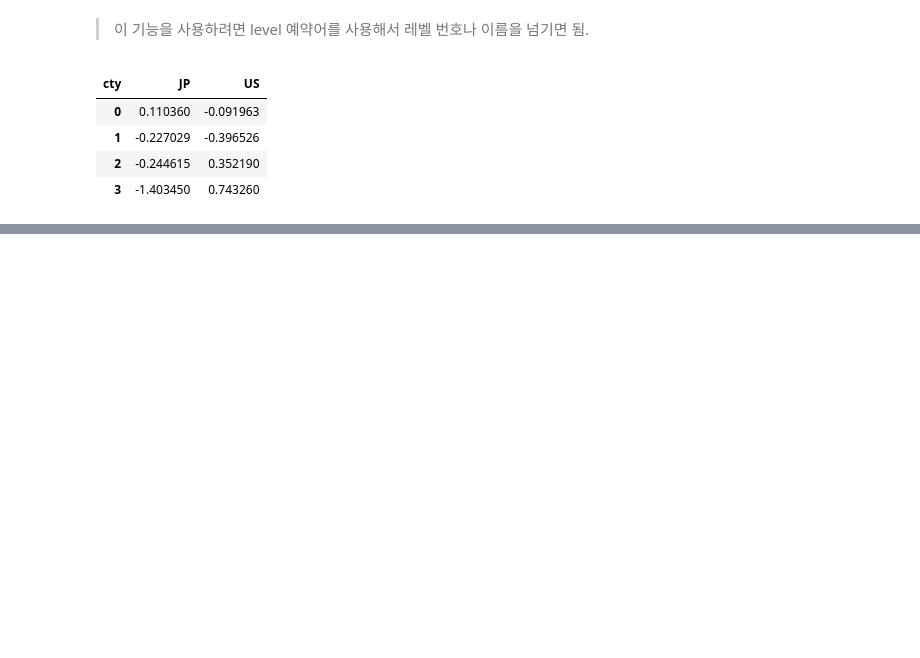
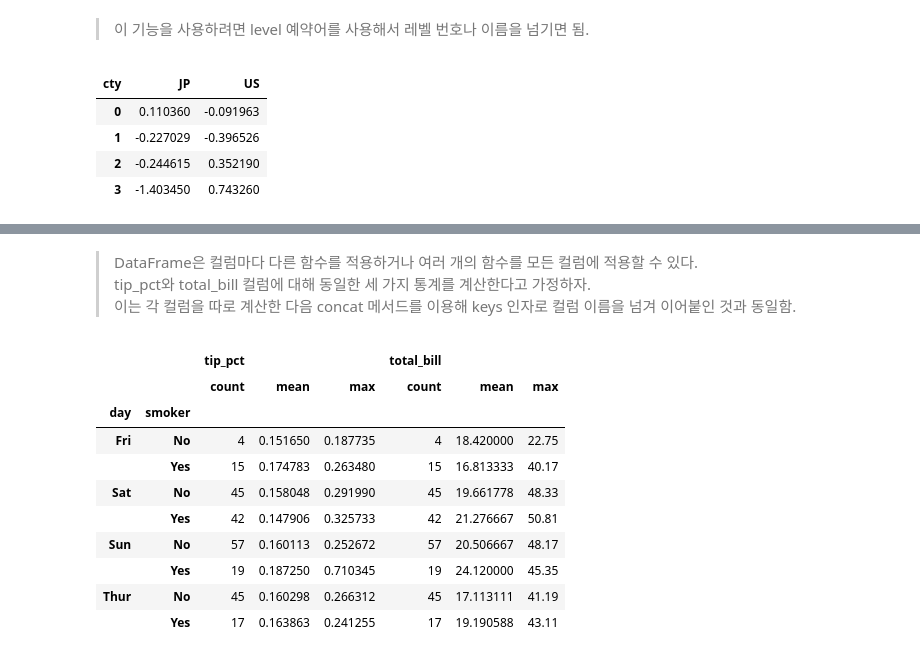
Before and after one commit to gusdn5656/python-basic, a Jupyter notebook: Python for Data Analysis/Chapter 10 데이터 집게와 그룹 연산.ipynb, the cells around one changed output, grey strips where cells are left out. Drawn from its saved outputs; the diff is of its cells as text; code cells hidden in the pictures; blank space fills up the shorter version.

```diff
--- a/Python for Data Analysis/Chapter 10 데이터 집게와 그룹 연산.ipynb
+++ b/Python for Data Analysis/Chapter 10 데이터 집게와 그룹 연산.ipynb
@@ -373,0 +444,6 @@ hier_df.groupby(level = 'cty', axis = 1).mean()
+# %%
+tips = pd.read_csv('examples/tips.csv')
+# %%
+# total_bill 에서 팁의 비율을 추가.
+tips['tip_pct'] = tips['tip']/tips['total_bill']
+tips[:6]
@@ -373,0 +461,2 @@ hier_df.groupby(level = 'cty', axis = 1).mean()
+# %%
+grouped = tips.groupby(['day','smoker'])
@@ -373,0 +509,21 @@ hier_df.groupby(level = 'cty', axis = 1).mean()
+# %% [markdown]
+> DataFrame은 컬럼마다 다른 함수를 적용하거나 여러 개의 함수를 모든 컬럼에 적용할 수 있다.
+> tip_pct와 total_bill 컬럼에 대해 동일한 세 가지 통계를 계산한다고 가정하자.
+> 이는 각 컬럼을 따로 계산한 다음 concat 메서드를 이용해 keys 인자로 컬럼 이름을 넘겨 이어붙인 것과 동일함.
+# %%
+functions = ['count', 'mean', 'max']
+
+result = grouped[['tip_pct', 'total_bill']].agg(functions)
+result
+# %% [output]
+|  |  | tip_pct |  |  | total_bill |  |  |
+|  |  | count | mean | max | count | mean | max |
+| day | smoker |  |  |  |  |  |  |
+| Fri | No | 4 | 0.151650 | 0.187735 | 4 | 18.420000 | 22.75 |
+|  | Yes | 15 | 0.174783 | 0.263480 | 15 | 16.813333 | 40.17 |
+| Sat | No | 45 | 0.158048 | 0.291990 | 45 | 19.661778 | 48.33 |
+|  | Yes | 42 | 0.147906 | 0.325733 | 42 | 21.276667 | 50.81 |
+| Sun | No | 57 | 0.160113 | 0.252672 | 57 | 20.506667 | 48.17 |
+|  | Yes | 19 | 0.187250 | 0.710345 | 19 | 24.120000 | 45.35 |
+| Thur | No | 45 | 0.160298 | 0.266312 | 45 | 17.113111 | 41.19 |
+|  | Yes | 17 | 0.163863 | 0.241255 | 17 | 19.190588 | 43.11 |
```
Also changed, not shown: parts of 29 cells of this notebook.
